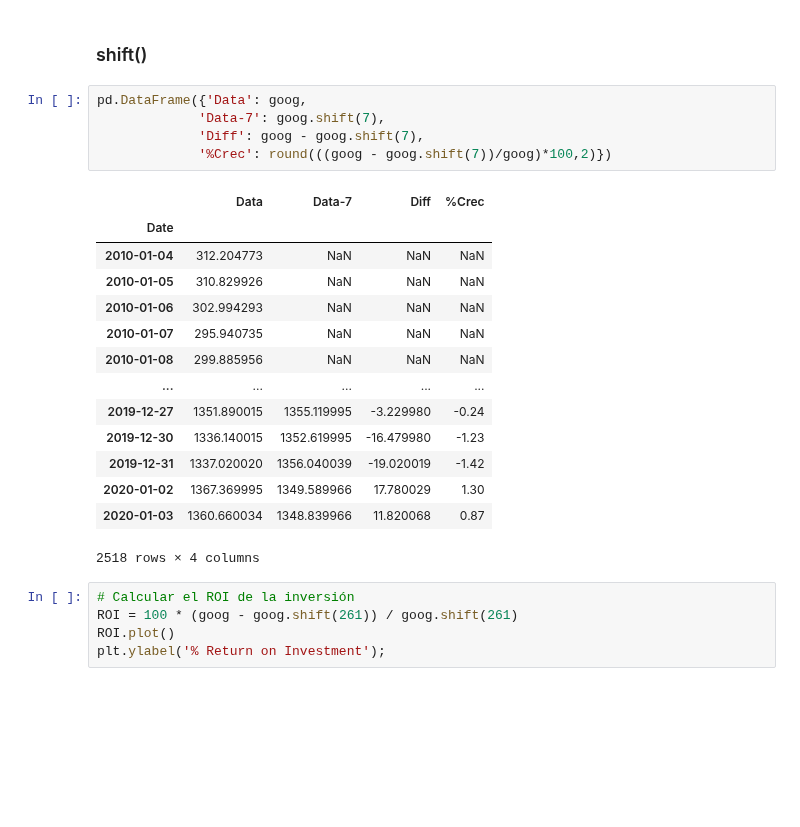
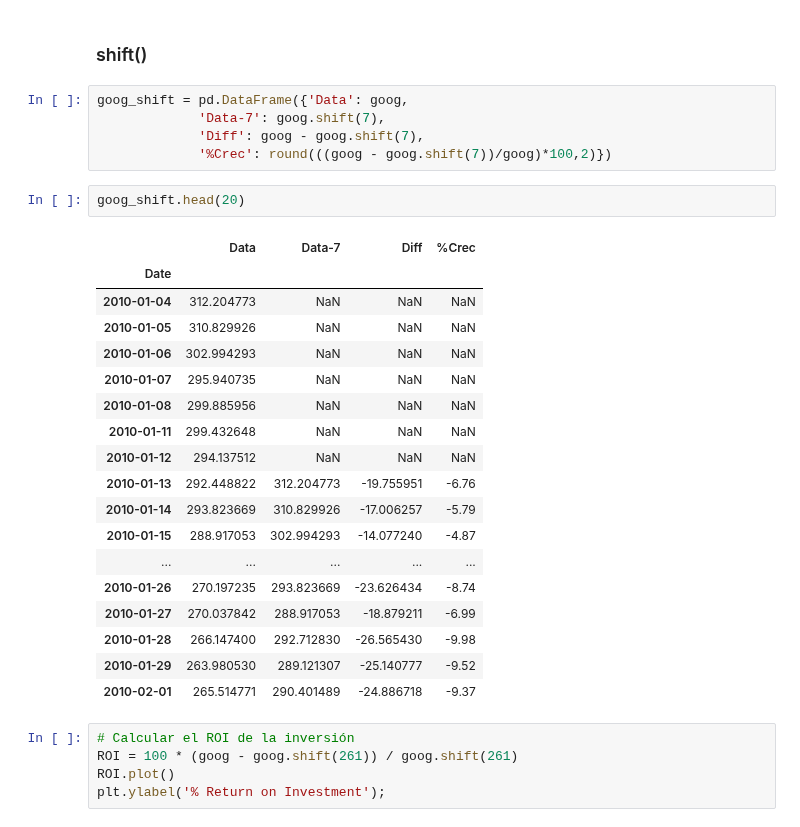
Before and after one commit to MikelTelo/dsft2409_mikeltelo, a Jupyter notebook: 2409_dsft_thebridge_core/2-Data_Analysis/4-Data_wrangling/2-Dates/Dates_Python.ipynb, the cells around one changed output. Drawn from its saved outputs; the diff is of its cells as text; blank space fills up the shorter version.

```diff
--- a/2409_dsft_thebridge_core/2-Data_Analysis/4-Data_wrangling/2-Dates/Dates_Python.ipynb
+++ b/2409_dsft_thebridge_core/2-Data_Analysis/4-Data_wrangling/2-Dates/Dates_Python.ipynb
@@ -905,25 +919,31 @@ goog = goog['Close']
 # %% [markdown]
 ### shift()
 # %%
-pd.DataFrame({'Data': goog,
+goog_shift = pd.DataFrame({'Data': goog,
              'Data-7': goog.shift(7),
              'Diff': goog - goog.shift(7),
              '%Crec': round(((goog - goog.shift(7))/goog)*100,2)})
-# %% [output]
-|  | Data | Data-7 | Diff | %Crec |
-| Date |  |  |  |  |
-| 2010-01-04 | 312.204773 | NaN | NaN | NaN |
-| 2010-01-05 | 310.829926 | NaN | NaN | NaN |
-| 2010-01-06 | 302.994293 | NaN | NaN | NaN |
-| 2010-01-07 | 295.940735 | NaN | NaN | NaN |
-| 2010-01-08 | 299.885956 | NaN | NaN | NaN |
-| ... | ... | ... | ... | ... |
-| 2019-12-27 | 1351.890015 | 1355.119995 | -3.229980 | -0.24 |
-| 2019-12-30 | 1336.140015 | 1352.619995 | -16.479980 | -1.23 |
-| 2019-12-31 | 1337.020020 | 1356.040039 | -19.020019 | -1.42 |
-| 2020-01-02 | 1367.369995 | 1349.589966 | 17.780029 | 1.30 |
-| 2020-01-03 | 1360.660034 | 1348.839966 | 11.820068 | 0.87 |
-2518 rows × 4 columns
+# %%
+goog_shift.head(20)
+# %% [output]
+|  | Data | Data-7 | Diff | %Crec |
+| Date |  |  |  |  |
+| 2010-01-04 | 312.204773 | NaN | NaN | NaN |
+| 2010-01-05 | 310.829926 | NaN | NaN | NaN |
+| 2010-01-06 | 302.994293 | NaN | NaN | NaN |
+| 2010-01-07 | 295.940735 | NaN | NaN | NaN |
+| 2010-01-08 | 299.885956 | NaN | NaN | NaN |
+| 2010-01-11 | 299.432648 | NaN | NaN | NaN |
+| 2010-01-12 | 294.137512 | NaN | NaN | NaN |
+| 2010-01-13 | 292.448822 | 312.204773 | -19.755951 | -6.76 |
+| 2010-01-14 | 293.823669 | 310.829926 | -17.006257 | -5.79 |
+| 2010-01-15 | 288.917053 | 302.994293 | -14.077240 | -4.87 |
+| ... | ... | ... | ... | ... |
+| 2010-01-26 | 270.197235 | 293.823669 | -23.626434 | -8.74 |
+| 2010-01-27 | 270.037842 | 288.917053 | -18.879211 | -6.99 |
+| 2010-01-28 | 266.147400 | 292.712830 | -26.565430 | -9.98 |
+| 2010-01-29 | 263.980530 | 289.121307 | -25.140777 | -9.52 |
+| 2010-02-01 | 265.514771 | 290.401489 | -24.886718 | -9.37 |
 # %%
 # Calcular el ROI de la inversión
 ROI = 100 * (goog - goog.shift(261)) / goog.shift(261)
```
Also changed, not shown: parts of 5 cells of this notebook, 9 other files.
